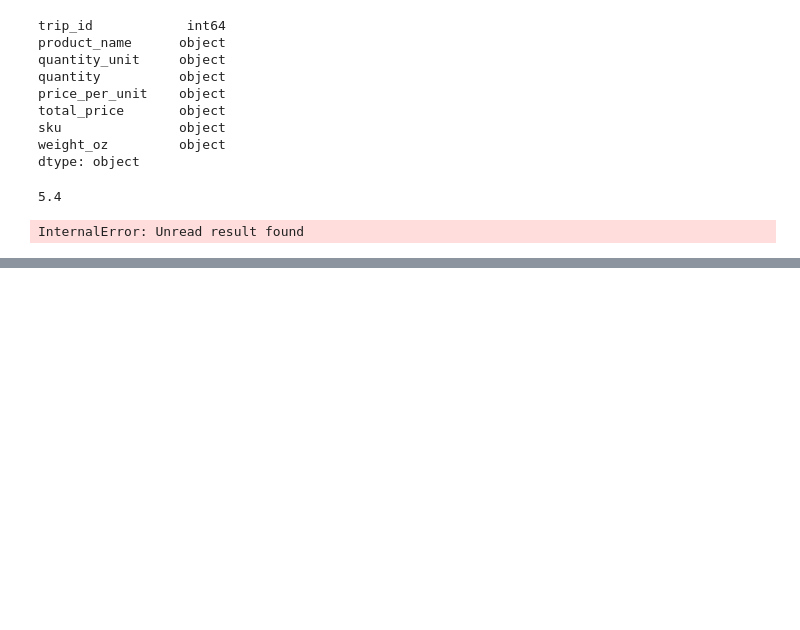
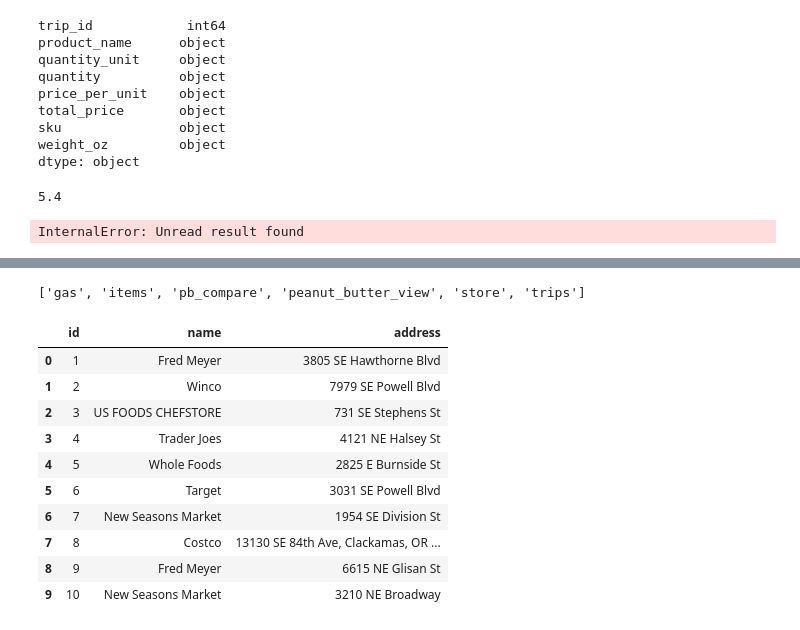
Before and after one commit to chanks06/grocery-db, a Jupyter notebook: pytest.ipynb, the cells around one changed output, grey strips where cells are left out. Cells and saved outputs as stored; diff of their text form; code cells hidden in the pictures; blank space fills up the shorter version.

Commit message:
pulling tables from db for jupyter notebook

```diff
--- a/pytest.ipynb
+++ b/pytest.ipynb
@@ -265,0 +325,38 @@ InternalError: Unread result found
+# %%
+tables = import_tables(cursor)
+# %%
+all_table_names = [table[0] for table in tables]
+# %%
+print(all_table_names)
+# %% [output]
+['gas', 'items', 'pb_compare', 'peanut_butter_view', 'store', 'trips']
+# %%
+#create a dictionary of tables based on all_table_names
+
+def table_generator(all_tables, connection):
+
+    table_dictionary = {}
+
+    for table_name in all_tables:
+        query = "SELECT * FROM " + table_name
+        table = pd.read_sql(query, connection, parse_dates = ['date'], coerce_float= True)
+
+        table_dictionary[table_name] = table
+
+    return table_dictionary
+# %%
+grocery_tables = table_generator(all_table_names, connection)
+# %%
+grocery_tables['store']
+# %% [output]
+|  | id | name | address |
+| 0 | 1 | Fred Meyer | 3805 SE Hawthorne Blvd |
+| 1 | 2 | Winco | 7979 SE Powell Blvd |
+| 2 | 3 | US FOODS CHEFSTORE | 731 SE Stephens St |
+| 3 | 4 | Trader Joes | 4121 NE Halsey St |
+| 4 | 5 | Whole Foods | 2825 E Burnside St |
+| 5 | 6 | Target | 3031 SE Powell Blvd |
+| 6 | 7 | New Seasons Market | 1954 SE Division St |
+| 7 | 8 | Costco | 13130 SE 84th Ave, Clackamas, OR ... |
+| 8 | 9 | Fred Meyer | 6615 NE Glisan St |
+| 9 | 10 | New Seasons Market | 3210 NE Broadway |
```
Also changed, not shown: parts of 5 cells of this notebook, 2 other files.
